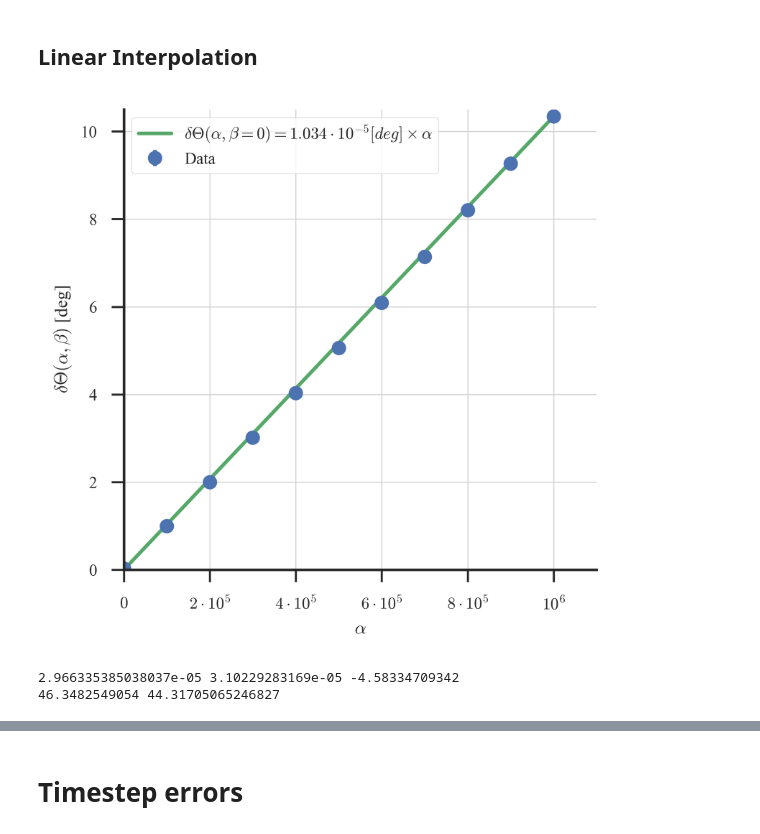
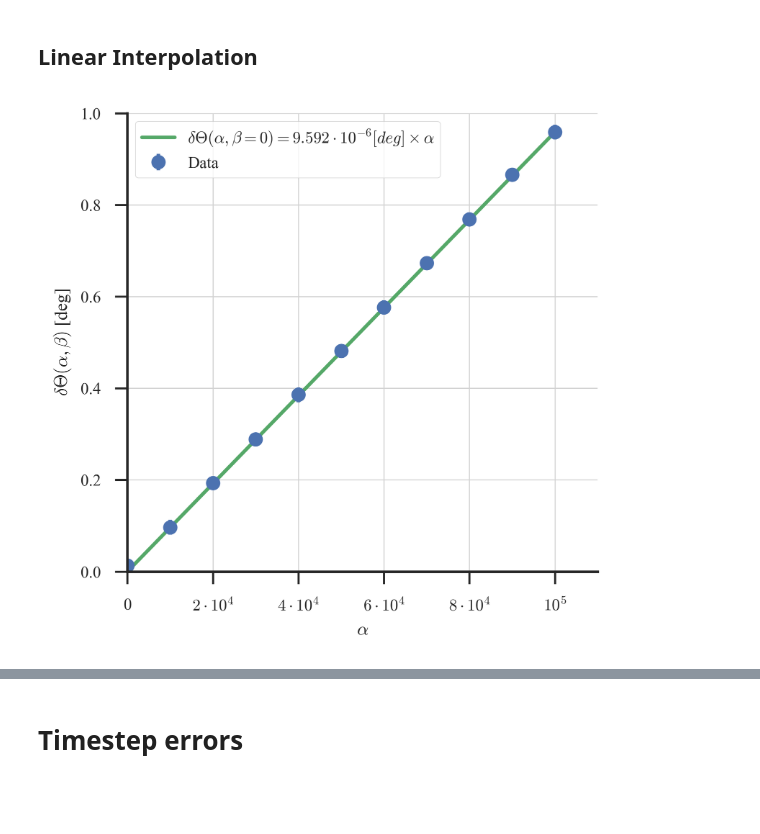
Before and after one commit to ckoerber/mercury-numerical, a Jupyter notebook: analysis/Figures.ipynb, the cells around one changed output, grey strips where cells are left out. Drawn from its saved outputs; the diff is of its cells as text; code cells hidden in the pictures; blank space fills up the shorter version.

```diff
--- a/analysis/Figures.ipynb
+++ b/analysis/Figures.ipynb
@@ -159,10 +177,23 @@ cm2inch = lambda cm: cm/2.54
 
 a4w = cm2inch(210./10) #mm
 a4h = cm2inch(297./10) #mm
+
+# Definition of parameters
+T0  = 3600. * 24
+R0  = 1.e10
+rM0 = 4.6    # in units of R0
+vM0 = 58.98e3 *T0 / R0
+TM  = 88.    # in units of T0
+rS  = 2.95e-7  # in units of R0
+c = 2.998e8 * T0/R0
+aM  = c**2 / 2 *rS  # in units of R0**3/T0**2
+h   = (rM0*vM0/c)**2
+
+dt0 = 2.*vM0/aM
 # %% [markdown]
 ## Linear Interpolation
 # %%
-df = pd.read_csv("mercury_orbit_analysis.csv")
+df = pd.read_csv("mercury_orbit_analysis_final.csv")
 # %%
 fig = plt.figure(figsize=(a4w*0.5, a4w*0.5), dpi=500)
 
@@ -171,56 +202,48 @@ fig = plt.figure(figsize=(a4w*0.5, a4w*0.5), dpi=500)
 notpar ="beta"
 par    ="alpha"
 
-tf = df.query("dt < 0.02 and {notpar}==0.0".format(notpar=notpar))
-m  = tf.query("{par}==1.e6".format(par=par))["avg"].as_matrix()[0]/1.e6
+dt  = dt0 / 200
+val = 1.e5
 
-alpha_lin = np.linspace(0,1.e6,400)
+tf = df.query("dt == @dt and {notpar}==0.0".format(notpar=notpar))
+m  = tf.query("{par}==@val".format(par=par))["avg"].as_matrix()[0]/val
+
+alpha_lin = np.linspace(0,val,400)
 theta_lin = m*alpha_lin
 
 ax = fig.gca()
 
 if par == "alpha":
     alphaval=""
     betaval="=0"
 else:
     alphaval="=0"
     betaval=""
 
 fit_label=r"$\delta \Theta(\{par}) = {m:1.3e} \times \{par}$".format(m=m, par=par)
 base, exp = re.findall("([0-9\.]+)e([\-0-9]+)",fit_label)[0]
 fit_label=r"$\delta \Theta(\alpha {alphaval},\beta {betaval}) = {base:1.3f} \cdot 10^{{{exp:d}}} [deg] \times \{par}$".format(
     base=float(base), exp=int(exp), par=par, notpar=notpar, alphaval=alphaval, betaval=betaval
 )
 
 ax.errorbar(tf[par], tf["avg"], tf["std"], marker="o", linestyle="None", label="Data")
 ax.plot(alpha_lin, theta_lin, label=fit_label)
-
-ax.plot()
+#ax.plot(tf[par], tf["avg"],  marker="o", linestyle="None", label="Data")
 
 ax.grid(color='lightgray', linestyle='-', linewidth=0.5)
 
 sns.despine()
 
-ax.set_xlim(0, 1.1e6)
-ax.set_ylim(0,10.5)
+ax.set_xlim(0, val*1.1)
+ax.set_ylim(0,1)
 
 ax.set_ylabel(r"$\delta \Theta(\alpha, \beta)$ [deg]".format(par=par))
 ax.set_xlabel(r"$\{par}$".format(par=par))
 
-ax.set_xticklabels(["$0$"]+["${n}\cdot10^{{5}}$".format(n=n) for n in range(2,10,2)]+["$10^{6}$"])
+ax.set_xticklabels(["$0$"]+["${n}\cdot10^{{4}}$".format(n=n) for n in range(2,10,2)]+["$10^{5}$"])
 
 ax.legend(loc="upper left", frameon=True)
 
 plt.show(fig)
 # %% [output]
-[figure, old version]
+[figure, new version]
-# %%
-rA = 6.982
-e =  np.sqrt(1-(rM0/rA)**2)
-del_phi = 2*np.pi * 3./4* rS**2/h
-del_phi_deg = del_phi / 2. / np.pi * 360
-print( del_phi_deg, m*3, (del_phi_deg- m*3)/del_phi_deg*100)
-print( m*3*4.15*100*3600, del_phi_deg*4.15*100*3600)
-# %% [output]
-2.966335385038037e-05 3.10229283169e-05 -4.58334709342
-46.3482549054 44.31705065246827
```
Also changed, not shown: parts of 20 cells of this notebook, 9 other files.
